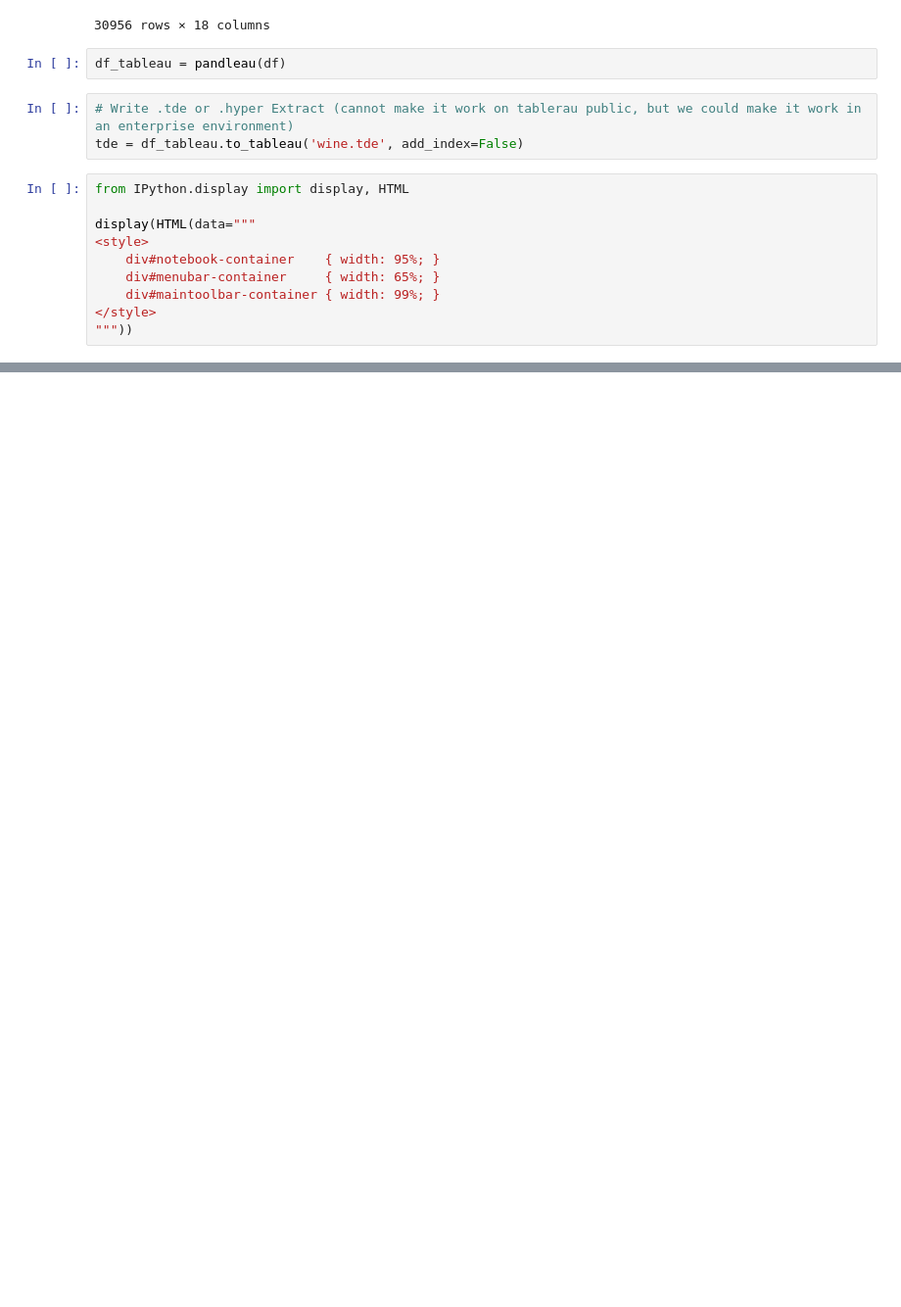
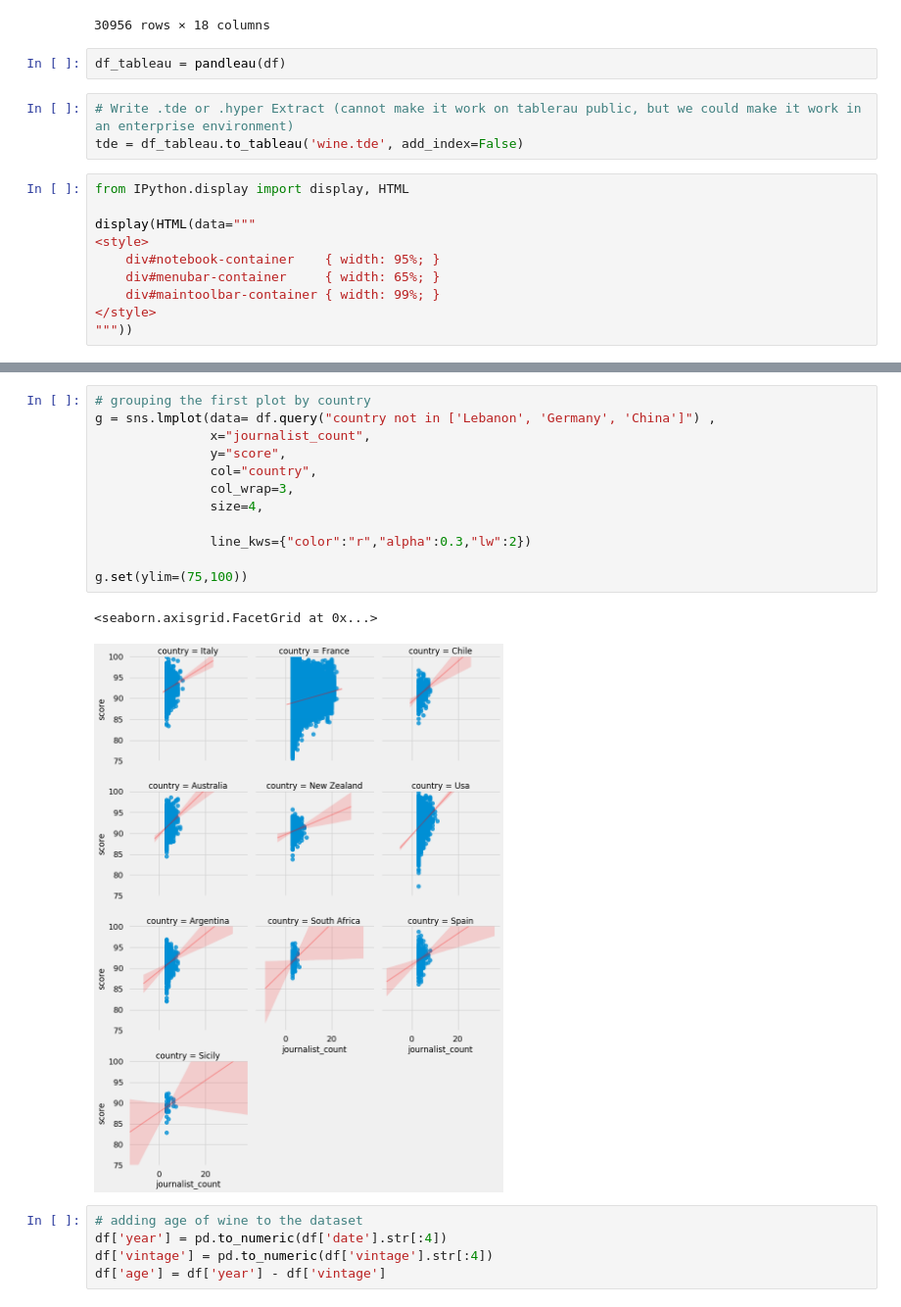
Before and after one commit to romeroaj/Project-Snake, a Jupyter notebook: Global Wine Score.ipynb, the cells around one changed output, grey strips where cells are left out. Shown at 98% size. Drawn from its saved outputs; the diff is of its cells as text; blank space fills up the shorter version.

```diff
--- a/Global Wine Score.ipynb
+++ b/Global Wine Score.ipynb
@@ -105,0 +122,20 @@ display(HTML(data="""
+# %%
+# grouping the first plot by country
+g = sns.lmplot(data= df.query("country not in ['Lebanon', 'Germany', 'China']") ,
+               x="journalist_count",
+               y="score",
+               col="country",
+               col_wrap=3,
+               size=4,
+
+               line_kws={"color":"r","alpha":0.3,"lw":2})
+
+g.set(ylim=(75,100))
+# %% [output]
+<seaborn.axisgrid.FacetGrid at 0x...>
+[figure, added]
+# %%
+# adding age of wine to the dataset
+df['year'] = pd.to_numeric(df['date'].str[:4])
+df['vintage'] = pd.to_numeric(df['vintage'].str[:4])
+df['age'] = df['year'] - df['vintage']
```
Also changed, not shown: parts of 22 cells of this notebook, 4 other files.
